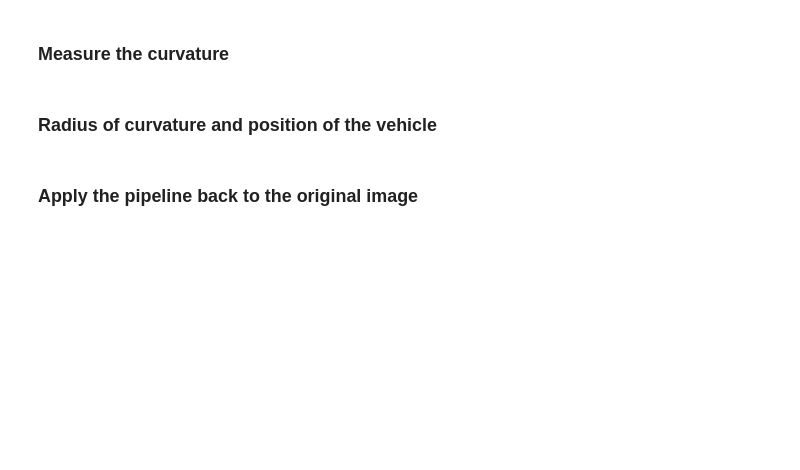
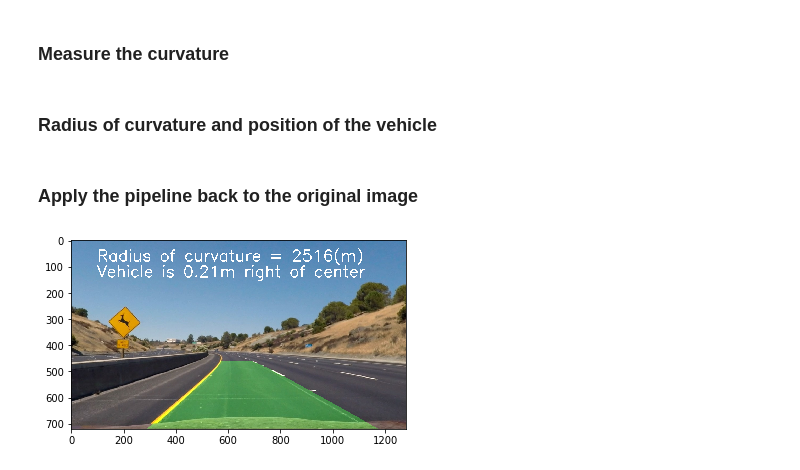
Before and after one commit to daniel-234/CarND-Advanced-Lane-Lines, a Jupyter notebook: advanced_lane_finding.ipynb, the cells around one changed output. Cells and saved outputs as stored; diff of their text form; code cells hidden in the pictures; blank space fills up the shorter version.

```diff
--- a/advanced_lane_finding.ipynb
+++ b/advanced_lane_finding.ipynb
@@ -589,57 +563,27 @@ def draw(warped_binary, original_image, src, dst, ploty, left_fitx, right_fitx):
 # %% [markdown]
 ### Apply the pipeline back to the original image
 # %%
-'''
-leftx_previous = None
-lefty_previous = None
-rightx_previous = None
-righty_previous = None
-'''
-
-
-
-
 # Apply the pipeline to the original image, given src and dst points.
 def pipeline(original, src, dst):
     # Undistort the original image
     undistorted_image = cal_undistort(original, objpoints, imgpoints)
     # Apply the threshold binary function
     threshold_image = threshold_binary(undistorted_image)
 
     # Create a binary warped image
     binary_warped_image = warper(threshold_image, src, dst)
 
     # Create histogram of image binary activations
     activations_histogram = hist(binary_warped_image)
 
     left_fitx, leftx, lefty, right_fitx, rightx, righty, ploty, output_img = fit_polynomial(binary_warped_image)
 
-
-
-
-
-
-    '''
-    leftx_previous = leftx
-    lefty_previous = lefty
-    rightx_previous = rightx
-    righty_previous = righty
-
-    print('left: ', leftx_previous[0])
-    print(lefty_previous[0])
-    print(leftx_previous[len(leftx_previous) - 1])
-    print(righty_previous[len(righty_previous) - 1])
-    '''
-
-
-
-
-
-
     result = draw(binary_warped_image, undistorted_image, src, dst, ploty, left_fitx, right_fitx)
     return result
 
 test_image = mpimg.imread('./test_images/test2.jpg')
 image_to_draw = pipeline(test_image, src, dst)
 plt.imshow(image_to_draw)
 plt.savefig("output_images/example_output.jpg")
+# %% [output]
+[figure, added]
```
Also changed, not shown: parts of 16 cells of this notebook.
